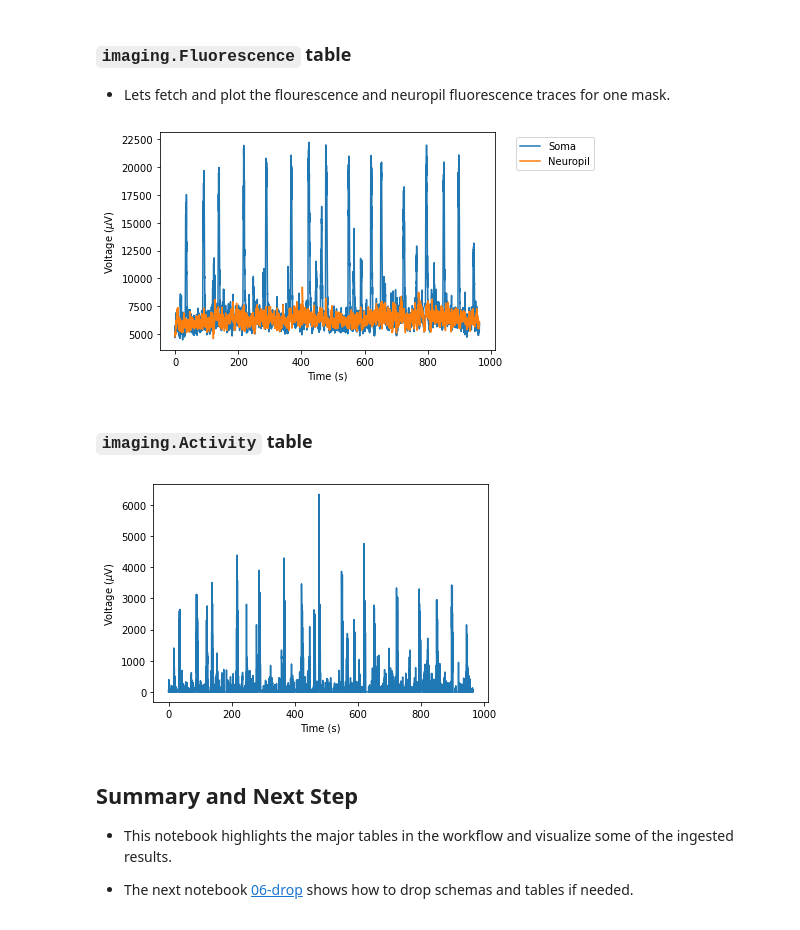
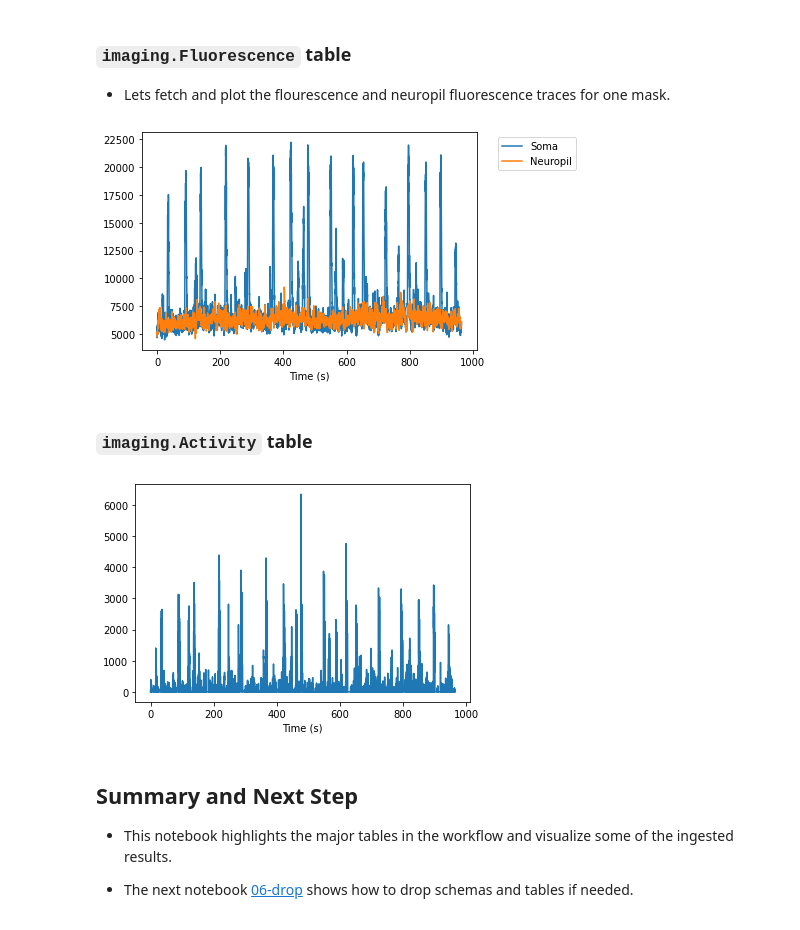
Before and after one commit to datajoint/element-calcium-imaging, a Jupyter notebook: notebooks/05-explore.ipynb, the cells around one changed output. Cells and saved outputs as stored; diff of their text form; code cells hidden in the pictures.

```diff
--- a/notebooks/05-explore.ipynb
+++ b/notebooks/05-explore.ipynb
@@ -127,7 +128,7 @@ Total: 1
 
 + Lets first query the information for one curation.
 # %%
-curation_key = (imaging.Curation & session_key & 'curation_id=1').fetch1('KEY')
+curation_key = (imaging.Curation & session_key & 'curation_id=0').fetch1('KEY')
 # %%
 curation_key
 # %% [output]
@@ -229,9 +231,8 @@ plt.plot(np.r_[:neuropil_fluorescence_trace.size] * 1/sampling_rate,
 
 plt.legend(bbox_to_anchor=(1.05,1))
 plt.xlabel('Time (s)');
-plt.ylabel(r'Voltage ($\mu$V)'); # TODO verify units
 # %% [output]
-[figure, old version]
+[figure, new version]
 # %% [markdown]
 ### `imaging.Activity` table
 # %%
@@ -239,12 +240,11 @@ activity_trace = (imaging.Activity.Trace & curation_key & 'mask=0').fetch1('acti
 # %%
 plt.plot(np.r_[:activity_trace.size] * 1/sampling_rate,
          activity_trace,
          label='Soma');
 
-plt.xlabel('Time (s)'); # TODO verify units
-plt.ylabel(r'Voltage ($\mu$V)'); # TODO verify units
+plt.xlabel('Time (s)');
 # %% [output]
-[figure, old version]
+[figure, new version]
 # %% [markdown]
 ## Summary and Next Step
 
```
Also changed, not shown: parts of 19 cells of this notebook.
